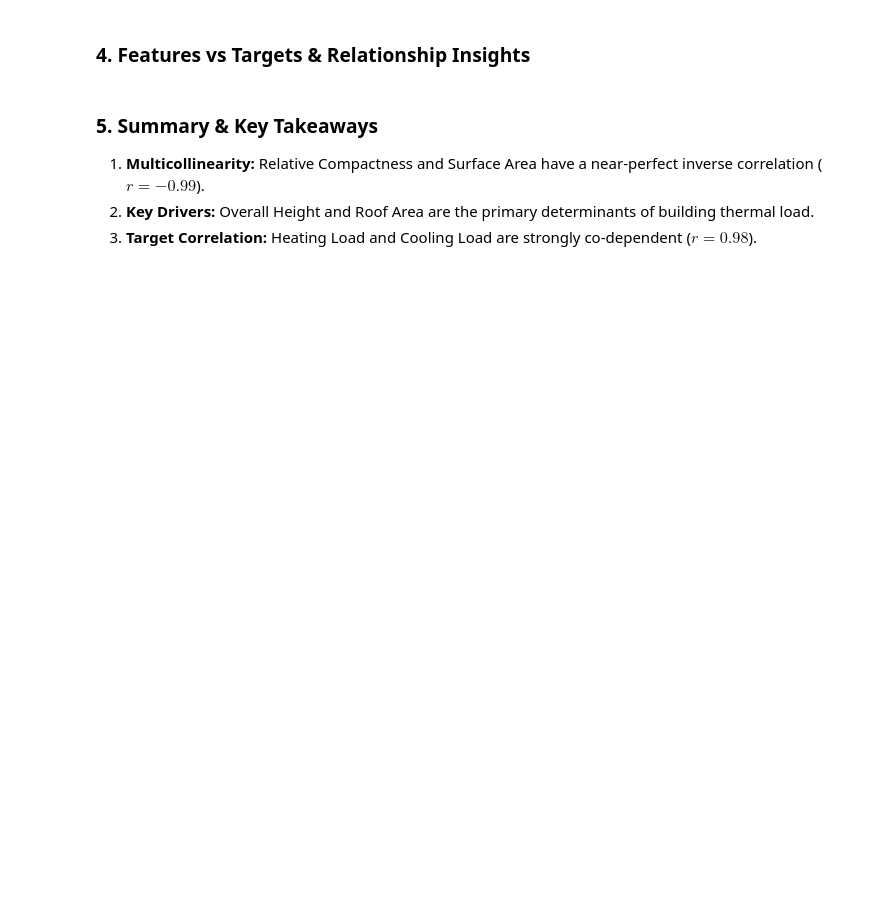
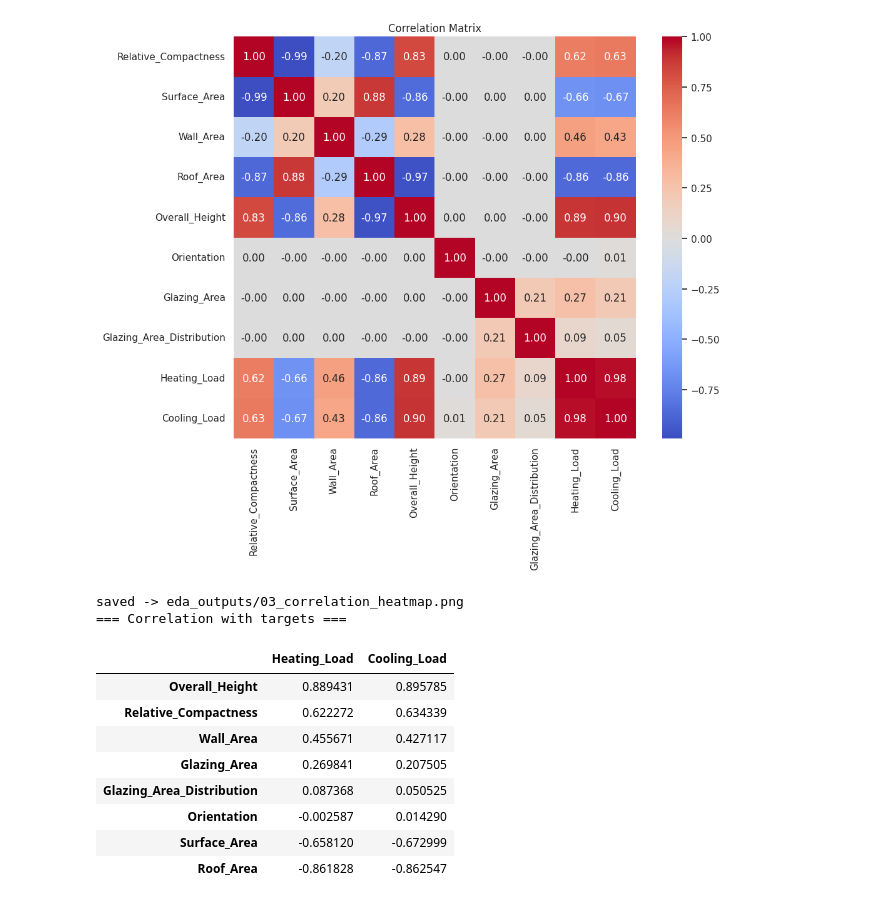
Before and after one commit to blurz17/NHA-5-165, a Jupyter notebook: notebooks/01_eda.ipynb, the cells around one changed output. Drawn from its saved outputs; the diff is of its cells as text; code cells hidden in the pictures; blank space fills up the shorter version.

```diff
--- a/notebooks/01_eda.ipynb
+++ b/notebooks/01_eda.ipynb
@@ -49,0 +55,31 @@ plt.show()
+# %%
+print("=== Info ===")
+df.info()
+
+print("\n=== Missing values ===")
+missing = df.isnull().sum()
+print(missing)
+print("Total missing:", int(missing.sum()))
+
+print("\n=== Duplicates ===")
+n_dup = df.duplicated().sum()
+print("Duplicate rows:", int(n_dup))
+if n_dup > 0:
+    df = df.drop_duplicates().reset_index(drop=True)
+    print("After dropping duplicates:", df.shape)
+
+print("\n=== Unique values per column ===")
+print(df.nunique())
+
+print("\n=== Negative values per column ===")
+print((df < 0).sum())
+
+quality = pd.DataFrame({
+    "dtype": df.dtypes.astype(str),
+    "missing": df.isnull().sum(),
+    "unique": df.nunique(),
+    "min": df.min(),
+    "max": df.max(),
+})
+quality.to_csv(os.path.join(OUT_DIR, "data_quality_report.csv"))
+quality
@@ -50,6 +167,22 @@ plt.show()
 # %%
-plt.figure(figsize=(9, 7))
 corr = df.corr()
+plt.figure(figsize=(11, 9))
 sns.heatmap(corr, annot=True, fmt=".2f", cmap="coolwarm", center=0, square=True)
-plt.title("Correlation Matrix (Features & Targets)")
-plt.show()
+plt.title("Correlation Matrix")
+save_fig("03_correlation_heatmap.png")
+
+print("=== Correlation with targets ===")
+corr[TARGETS].drop(TARGETS).sort_values("Heating_Load", ascending=False)
+# %% [output]
+[figure, added]
+saved -> eda_outputs/03_correlation_heatmap.png
+=== Correlation with targets ===
+|  | Heating_Load | Cooling_Load |
+| Overall_Height | 0.889431 | 0.895785 |
+| Relative_Compactness | 0.622272 | 0.634339 |
+| Wall_Area | 0.455671 | 0.427117 |
+| Glazing_Area | 0.269841 | 0.207505 |
+| Glazing_Area_Distribution | 0.087368 | 0.050525 |
+| Orientation | -0.002587 | 0.014290 |
+| Surface_Area | -0.658120 | -0.672999 |
+| Roof_Area | -0.861828 | -0.862547 |
@@ -63,2 +188,0 @@ display(high_corr)
-# %% [markdown]
-### 4. Features vs Targets & Relationship Insights
@@ -74,5 +188,0 @@ plt.show()
-# %% [markdown]
-### 5. Summary & Key Takeaways
-1. **Multicollinearity:** Relative Compactness and Surface Area have a near-perfect inverse correlation ($r = -0.99$).
-2. **Key Drivers:** Overall Height and Roof Area are the primary determinants of building thermal load.
-3. **Target Correlation:** Heating Load and Cooling Load are strongly co-dependent ($r = 0.98$).
```
Also changed, not shown: parts of 22 cells of this notebook, 4 other files.
